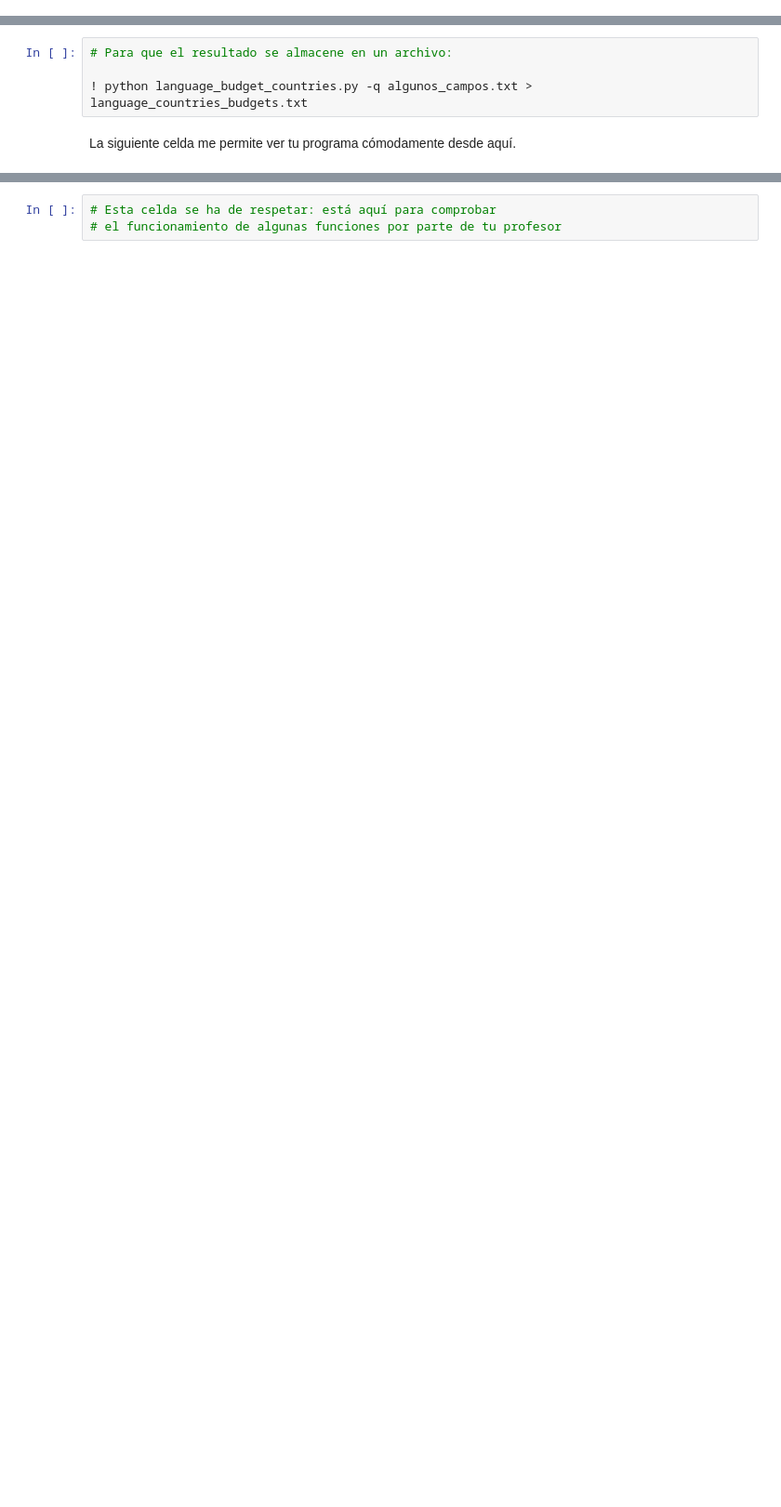
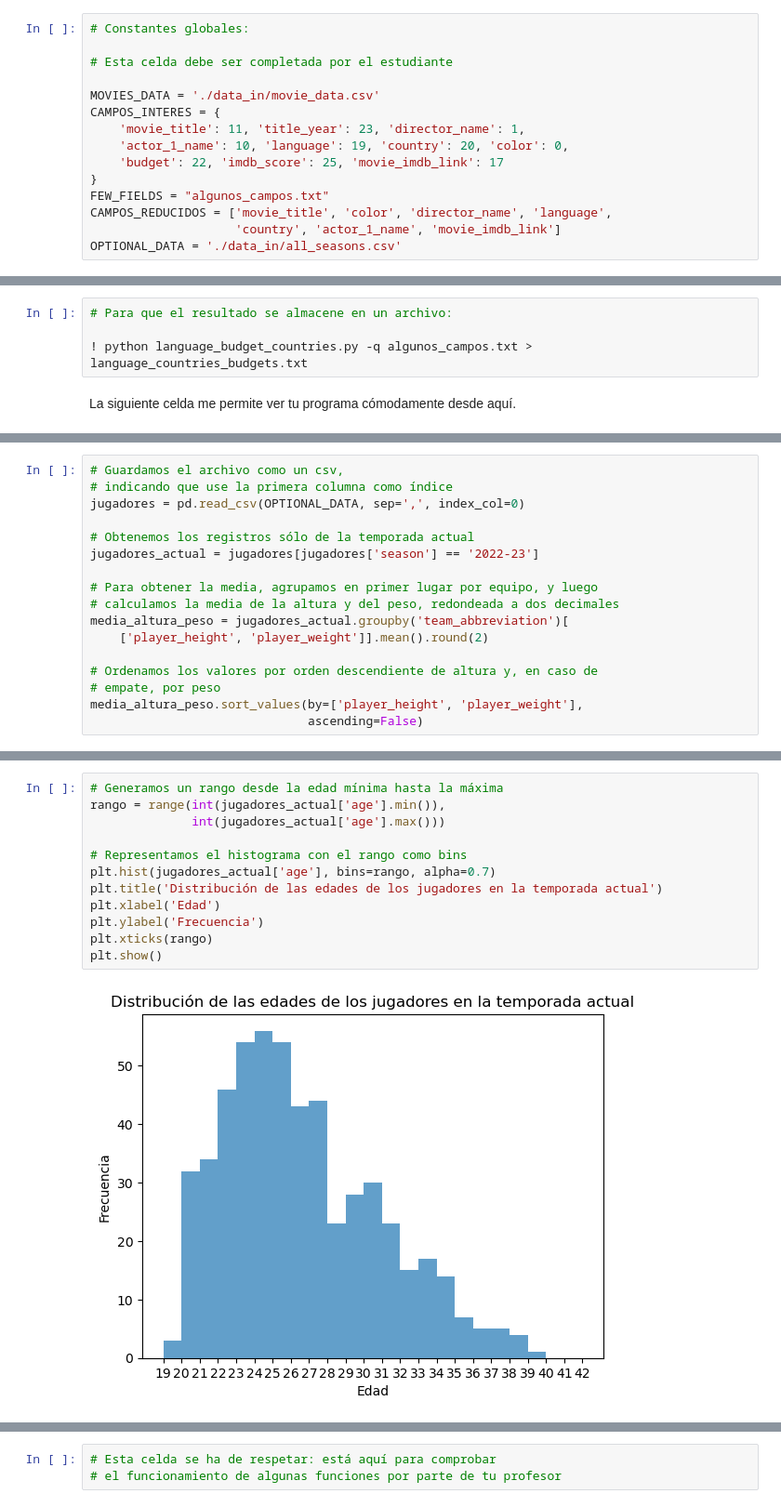
Before and after one commit to hugogs02/EntregasMaster, a Jupyter notebook: 01. Python/movies_02_enunciados.ipynb, the cells around one changed output, grey strips where cells are left out. Shown at 93% size. Saved outputs shown, nothing was run; the diff lists cells and outputs as text; blank space fills up the shorter version.

```diff
--- a/01. Python/movies_02_enunciados.ipynb
+++ b/01. Python/movies_02_enunciados.ipynb
@@ -106,3 +103,18 @@ De paso, en éste y otros lugares de Internet podrás encontrar detalles sobre e
+# %%
+# Constantes globales:
+
+# Esta celda debe ser completada por el estudiante
+
+MOVIES_DATA = './data_in/movie_data.csv'
+CAMPOS_INTERES = {
+    'movie_title': 11, 'title_year': 23, 'director_name': 1,
+    'actor_1_name': 10, 'language': 19, 'country': 20, 'color': 0,
+    'budget': 22, 'imdb_score': 25, 'movie_imdb_link': 17
+}
+FEW_FIELDS = "algunos_campos.txt"
+CAMPOS_REDUCIDOS = ['movie_title', 'color',	'director_name', 'language',
+                    'country', 'actor_1_name', 'movie_imdb_link']
+OPTIONAL_DATA = './data_in/all_seasons.csv'
 # %% [markdown]
 # Parte A. Ejercicios básicos sin usar `pandas` [2 puntos]
 # %% [markdown]
@@ -813,0 +1450,17 @@ Pon tú este párrafo con tus propias observaciones. Elimina este párrafo en ve
+# %%
+# Guardamos el archivo como un csv,
+# indicando que use la primera columna como índice
+jugadores = pd.read_csv(OPTIONAL_DATA, sep=',', index_col=0)
+
+# Obtenemos los registros sólo de la temporada actual
+jugadores_actual = jugadores[jugadores['season'] == '2022-23']
+
+# Para obtener la media, agrupamos en primer lugar por equipo, y luego
+# calculamos la media de la altura y del peso, redondeada a dos decimales
+media_altura_peso = jugadores_actual.groupby('team_abbreviation')[
+    ['player_height', 'player_weight']].mean().round(2)
+
+# Ordenamos los valores por orden descendiente de altura y, en caso de
+# empate, por peso
+media_altura_peso.sort_values(by=['player_height', 'player_weight'],
+                              ascending=False)
@@ -813,0 +1548,14 @@ Pon tú este párrafo con tus propias observaciones. Elimina este párrafo en ve
+# %%
+# Generamos un rango desde la edad mínima hasta la máxima
+rango = range(int(jugadores_actual['age'].min()),
+              int(jugadores_actual['age'].max()))
+
+# Representamos el histograma con el rango como bins
+plt.hist(jugadores_actual['age'], bins=rango, alpha=0.7)
+plt.title('Distribución de las edades de los jugadores en la temporada actual')
+plt.xlabel('Edad')
+plt.ylabel('Frecuencia')
+plt.xticks(rango)
+plt.show()
+# %% [output]
+[figure, added]
```
Also changed, not shown: parts of 90 cells of this notebook, 1 other file.
